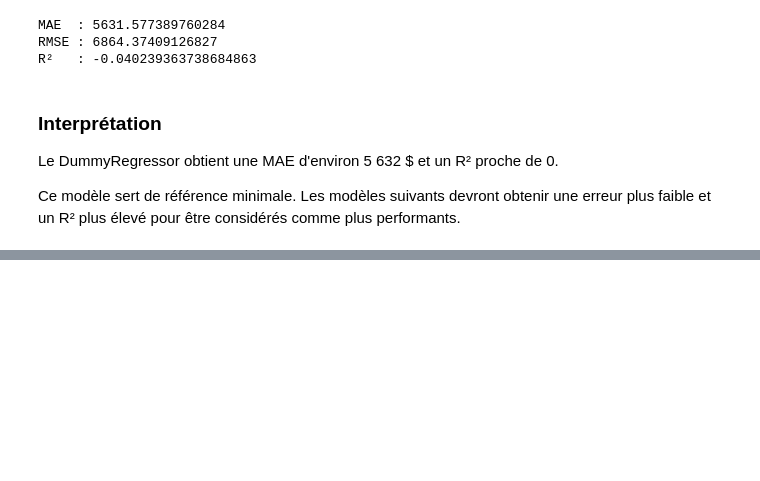
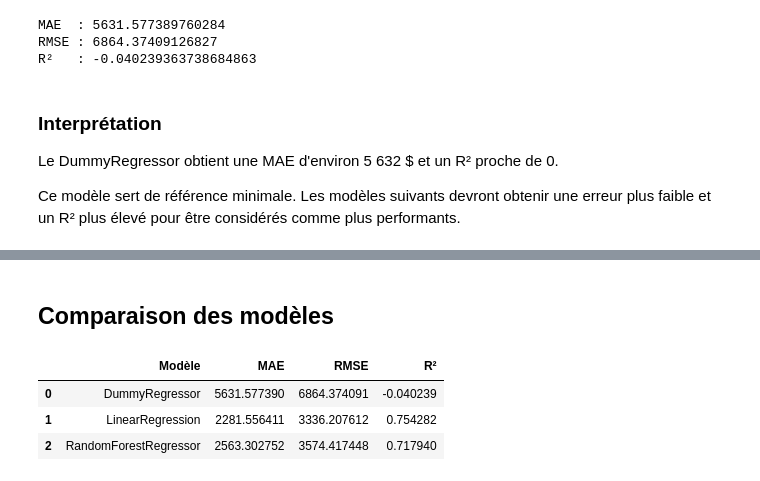
Before and after one commit to netzzy-dev/tp_processus_ecosysteme, a Jupyter notebook: notebooks/02_modelisation.ipynb, the cells around one changed output, grey strips where cells are left out. Cells and saved outputs as stored; diff of their text form; code cells hidden in the pictures; blank space fills up the shorter version.

```diff
--- a/notebooks/02_modelisation.ipynb
+++ b/notebooks/02_modelisation.ipynb
@@ -179,0 +228,7 @@ Ce modèle sert de référence minimale. Les modèles suivants devront obtenir u
+# %%
+random_forest_model = RandomForestRegressor(
+    n_estimators=100,
+    random_state=42
+)
+# %%
+random_forest_model.fit(X_train_prepared, y_train)
@@ -179,0 +237,10 @@ Ce modèle sert de référence minimale. Les modèles suivants devront obtenir u
+# %%
+y_pred_forest = random_forest_model.predict(X_test_prepared)
+# %%
+mae_forest = mean_absolute_error(y_test, y_pred_forest)
+rmse_forest = root_mean_squared_error(y_test, y_pred_forest)
+r2_forest = r2_score(y_test, y_pred_forest)
+
+print("MAE  :", mae_forest)
+print("RMSE :", rmse_forest)
+print("R²   :", r2_forest)
@@ -179,0 +259,32 @@ Ce modèle sert de référence minimale. Les modèles suivants devront obtenir u
+# %% [markdown]
+## Comparaison des modèles
+# %%
+resultats = pd.DataFrame({
+    "Modèle": [
+        "DummyRegressor",
+        "LinearRegression",
+        "RandomForestRegressor"
+    ],
+    "MAE": [
+        mae_dummy,
+        mae_linear,
+        mae_forest
+    ],
+    "RMSE": [
+        rmse_dummy,
+        rmse_linear,
+        rmse_forest
+    ],
+    "R²": [
+        r2_dummy,
+        r2_linear,
+        r2_forest
+    ]
+})
+
+resultats
+# %% [output]
+|  | Modèle | MAE | RMSE | R² |
+| 0 | DummyRegressor | 5631.577390 | 6864.374091 | -0.040239 |
+| 1 | LinearRegression | 2281.556411 | 3336.207612 | 0.754282 |
+| 2 | RandomForestRegressor | 2563.302752 | 3574.417448 | 0.717940 |
```
Also changed, not shown: parts of 58 cells of this notebook, 3 other files.
